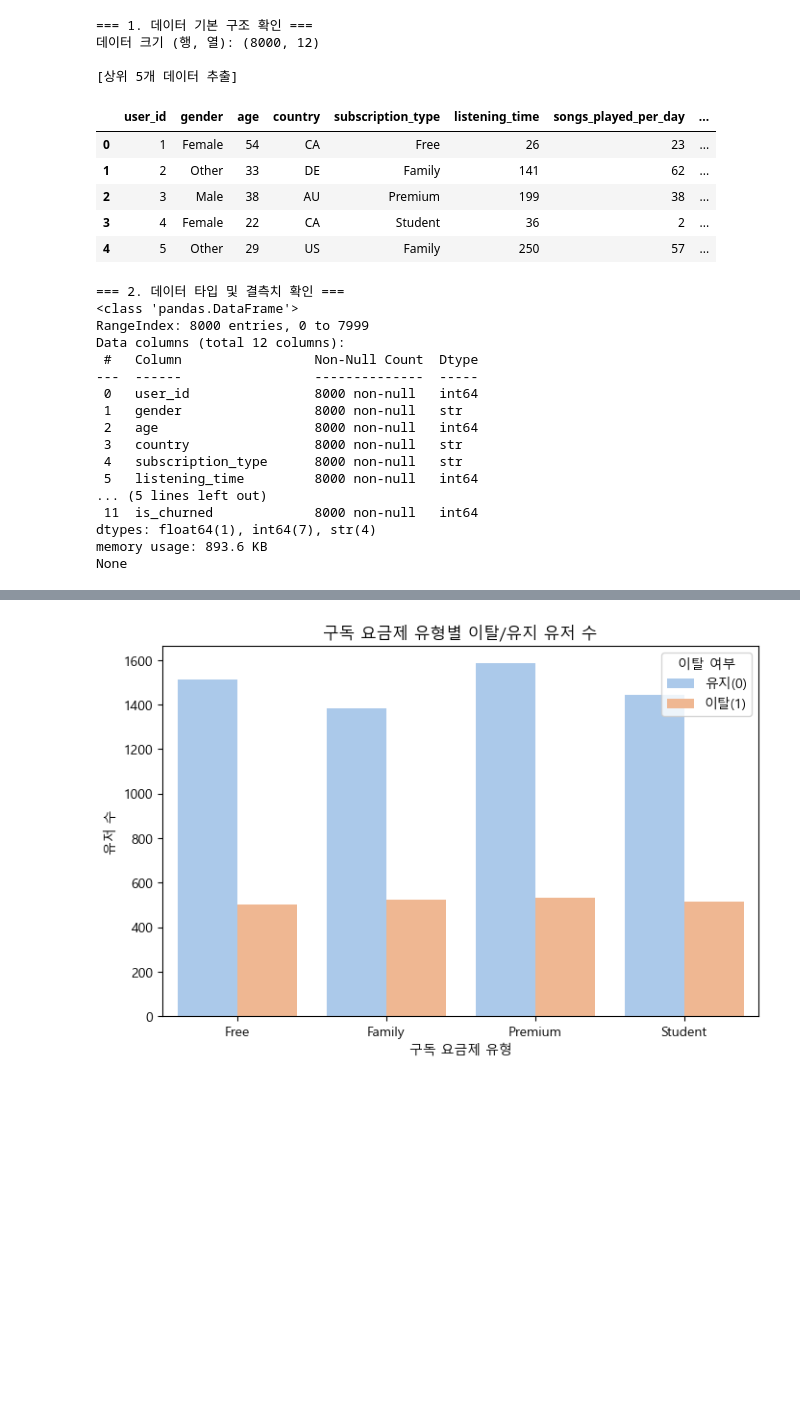
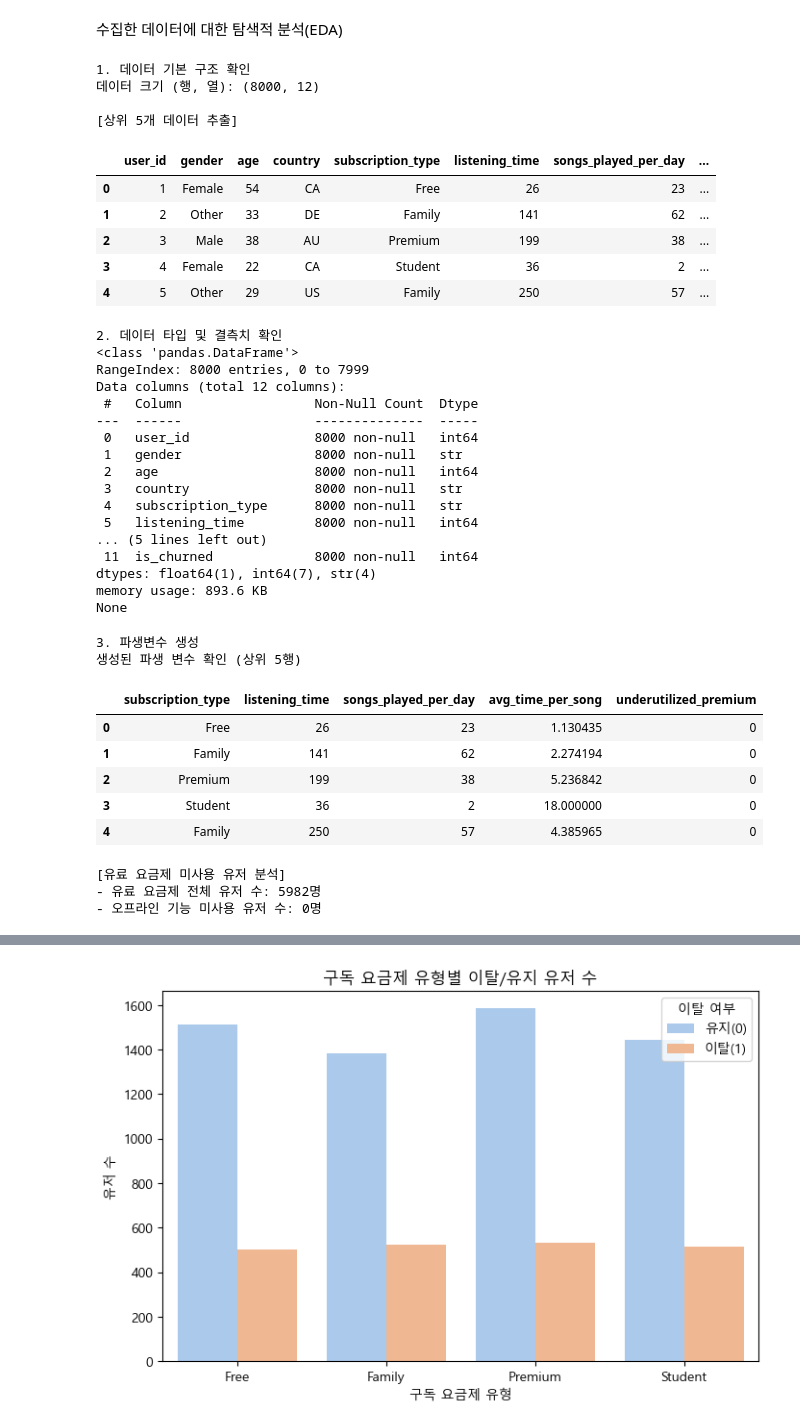
Before and after one commit to SKNETWORKS-FAMILY-AICAMP/SKN31-2nd-2Team, a Jupyter notebook: notebooks/01.eda.ipynb, the cells around one changed output, grey strips where cells are left out. Cells and saved outputs as stored; diff of their text form; code cells hidden in the pictures; blank space fills up the shorter version.

```diff
--- a/notebooks/01.eda.ipynb
+++ b/notebooks/01.eda.ipynb
@@ -1,3 +1,5 @@
+# %% [markdown]
+수집한 데이터에 대한 탐색적 분석(EDA)
 # %%
 import matplotlib.pyplot as plt
 import numpy as np
@@ -16,12 +18,12 @@ plt.rc("axes", unicode_minus=False)
 # 파일 경로(path)
 df = pd.read_csv("../data/spotify_churn_dataset.csv")
 
-print("=== 1. 데이터 기본 구조 확인 ===")
+print("1. 데이터 기본 구조 확인")
 print(f"데이터 크기 (행, 열): {df.shape}")
 print("\n[상위 5개 데이터 추출]")
 display(df.head())
 # %% [output]
-=== 1. 데이터 기본 구조 확인 ===
+1. 데이터 기본 구조 확인
 데이터 크기 (행, 열): (8000, 12)
 
 [상위 5개 데이터 추출]
@@ -33,10 +35,10 @@ display(df.head())
 | 4 | 5 | Other | 29 | US | Family | 250 | 57 | ... |
 # %%
 
-print("\n=== 2. 데이터 타입 및 결측치 확인 ===")
+print("\n2. 데이터 타입 및 결측치 확인")
 print(df.info())
 # %% [output]
-=== 2. 데이터 타입 및 결측치 확인 ===
+2. 데이터 타입 및 결측치 확인
 <class 'pandas.DataFrame'>
 RangeIndex: 8000 entries, 0 to 7999
 Data columns (total 12 columns):
@@ -53,5 +55,48 @@ Data columns (total 12 columns):
 dtypes: float64(1), int64(7), str(4)
 memory usage: 893.6 KB
 None
+# %%
+print("\n3. 파생변수 생성")
+# 1. 데이터 불러오기
+df = pd.read_csv("../data/spotify_churn_dataset.csv")
+
+# 2. 한 곡당 평균 청취 시간 (avg_time_per_song) 생성
+# 분모(곡 수)가 0인 경우를 대비하여 조건부 계산을 수행합니다.
+df['avg_time_per_song'] = df.apply(
+    lambda x: x['listening_time'] / x['songs_played_per_day']
+    if x['songs_played_per_day'] > 0 else 0, axis=1
+)
+
+# 3. 유료 요금제 미사용자 식별 (underutilized_premium)
+# 유료 요금제이면서 오프라인 청취가 0인 경우를 1로 표시합니다.
+paid_plans = ['Premium', 'Family', 'Student']
+df['underutilized_premium'] = (
+    (df['subscription_type'].isin(paid_plans)) & (df['offline_listening'] == 0)
+).astype(int)
+
+# 4. 분석 결과 출력
+print("생성된 파생 변수 확인 (상위 5행)")
+display(df[['subscription_type', 'listening_time', 'songs_played_per_day', 'avg_time_per_song', 'underutilized_premium']].head())
+
+# 유료 요금제 사용자 중 오프라인 미사용자 요약
+paid_users = df[df['subscription_type'].isin(paid_plans)]
+underutilized_count = df['underutilized_premium'].sum()
+total_paid_count = len(paid_users)
+
+print(f"\n[유료 요금제 미사용 유저 분석]")
+print(f"- 유료 요금제 전체 유저 수: {total_paid_count}명")
+print(f"- 오프라인 기능 미사용 유저 수: {underutilized_count}명")
+# %% [output]
+3. 파생변수 생성
+생성된 파생 변수 확인 (상위 5행)
+|  | subscription_type | listening_time | songs_played_per_day | avg_time_per_song | underutilized_premium |
+| 0 | Free | 26 | 23 | 1.130435 | 0 |
+| 1 | Family | 141 | 62 | 2.274194 | 0 |
+| 2 | Premium | 199 | 38 | 5.236842 | 0 |
+| 3 | Student | 36 | 2 | 18.000000 | 0 |
+| 4 | Family | 250 | 57 | 4.385965 | 0 |
+[유료 요금제 미사용 유저 분석]
+- 유료 요금제 전체 유저 수: 5982명
+- 오프라인 기능 미사용 유저 수: 0명
 # %%
 
```
Also changed, not shown: parts of 5 cells of this notebook.
